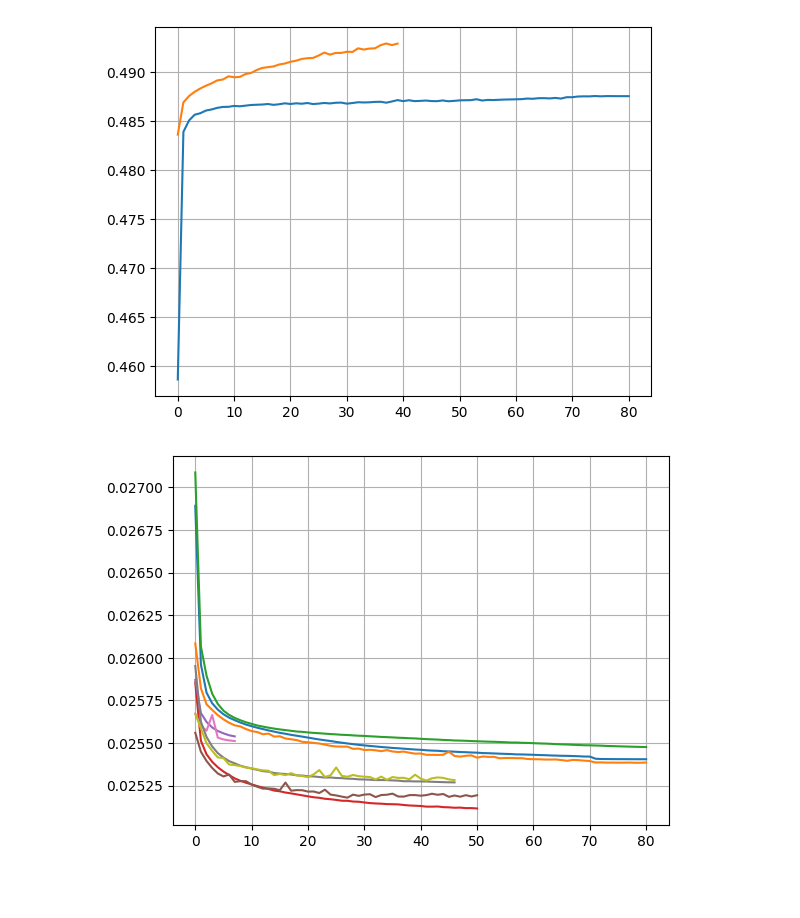
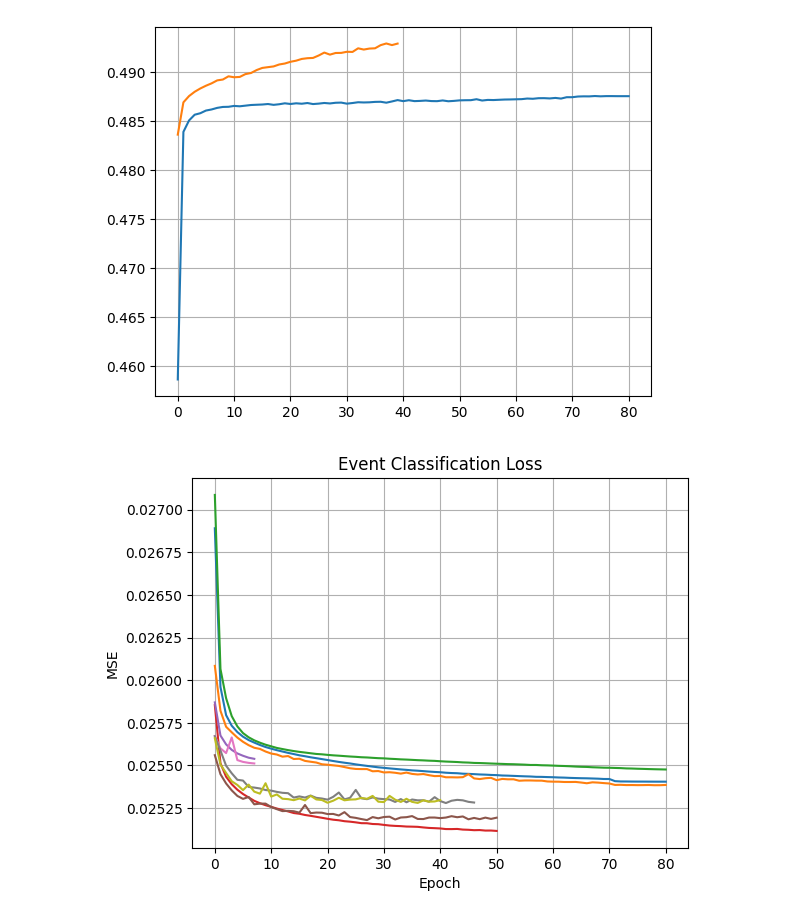
Before and after one commit to CarterTegen/4240BaseballProject, a Jupyter notebook: scripts/event_NN.ipynb, the cells around one changed output. Saved outputs shown, nothing was run; the diff lists cells and outputs as text; code cells hidden in the pictures; blank space fills up the shorter version.

```diff
--- a/scripts/event_NN.ipynb
+++ b/scripts/event_NN.ipynb
@@ -329,32 +296,35 @@ plt.show()
 # %%
 import matplotlib.pyplot as plt
 
 
 acc_64_64 = np.fromfile("event/trainingloss/HL2_16_16.csv", sep=',').tolist()
 test_64_64 = np.fromfile("event/testloss/HL2_16_16.csv", sep=',').tolist()
 acc_16_8 = np.fromfile("event/trainingloss/HL2_16_8.csv", sep = ',').tolist()
 acc_128_128 = np.fromfile("event/trainingloss/HL2_128_128.csv", sep=',').tolist()
 test_128_128 = np.fromfile("event/testloss/HL2_128_128.csv", sep=',').tolist()
 acc_256_256 = np.fromfile("event/trainingloss/HL2_256_256.csv", sep=',').tolist()
 test_256_256 = np.fromfile("event/testloss/HL2_256_256.csv", sep=',').tolist()
-train_hl1_256 = np.fromfile("event/trainingloss/HL1_256_128.csv", sep=',').tolist()
-test_hl1_256 = np.fromfile("event/testloss/HL1_256_128.csv", sep=',').tolist()
+train_hl1_256 = np.fromfile("event/testloss/HL1_256_128.csv", sep=',').tolist()
+test_hl1_256 = np.fromfile("event/testloss/HL1_512_128.csv", sep=',').tolist()
 
 plt.figure()
 plt.plot(acc_64_64)
 plt.plot(test_64_64)
 plt.plot(acc_16_8)
 plt.plot(acc_128_128)
 plt.plot(acc_256_256)
 plt.plot(test_128_128)
 plt.plot(test_256_256)
 plt.plot(train_hl1_256)
 plt.plot(test_hl1_256)
 plt.grid()
+plt.xlabel("Epoch")
+plt.ylabel("MSE")
+plt.title("Event Classification Loss")
 #plt.ylim(3.08, 3.3)
 plt.show()
 # %% [output]
-[figure, old version]
+[figure, new version]
 # %%
 context = {
     "b_score": 0,
```
Also changed, not shown: parts of 4 cells of this notebook, 1 other file.
